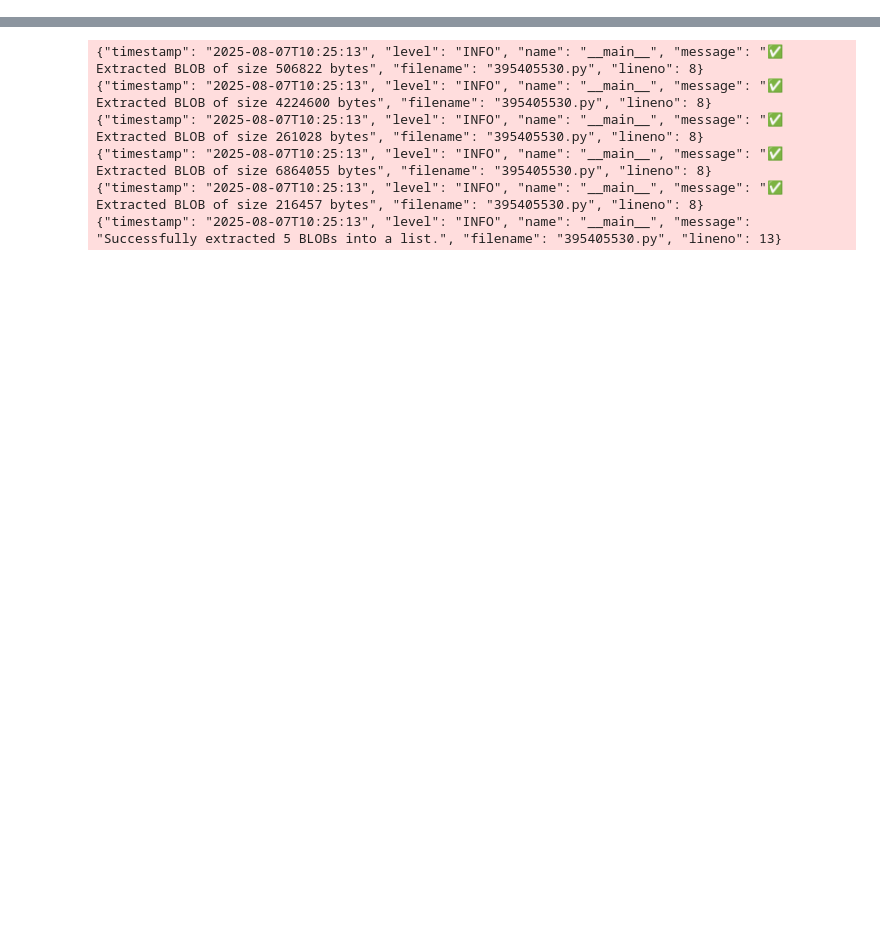
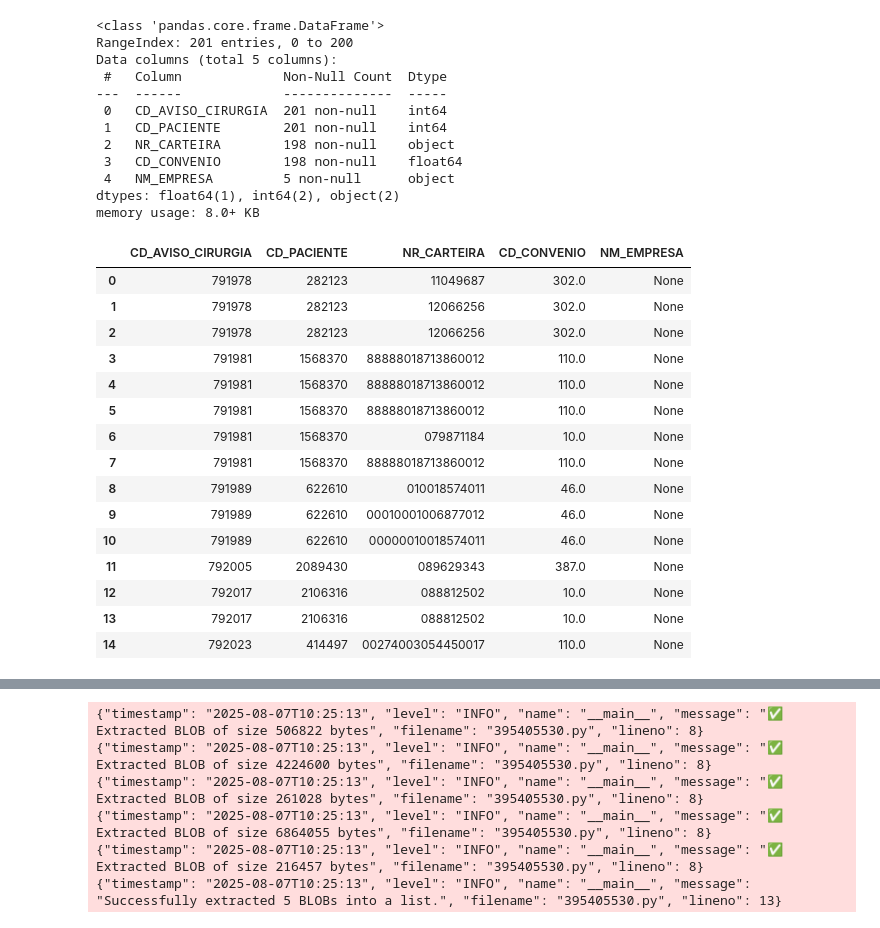
Before and after one commit to joao-thomaz-mle/carteirinha-api, a Jupyter notebook: POC/connect_db_extract.ipynb, the cells around one changed output, grey strips where cells are left out. Cells and saved outputs as stored; diff of their text form; code cells hidden in the pictures; blank space fills up the shorter version.

```diff
--- a/POC/connect_db_extract.ipynb
+++ b/POC/connect_db_extract.ipynb
@@ -299,0 +279,9 @@ class MariaDBService:
+# %%
+# load the numero de carteirinha query file
+query_file_path = "/home/joao/projects/company_projects/carteirinha-api/documents/querys/query_numero_carteirinha.txt"
+numero_carteirinha_query = load_query_from_file(query_file_path)
+if numero_carteirinha_query is None:
+    logger.error("❌ Failed to load the numero de carteirinha query.")
+else:
+    logger.info("✅ Numero de carteirinha query loaded successfully.")
+    logger.debug(f"Query content: {numero_carteirinha_query}")
@@ -299,0 +291,28 @@ class MariaDBService:
+# %%
+# query to get the numero de carteirinha using OracleService context manager
+
+numero_carteirinha = None
+try:
+    settings = Settings()
+    with OracleService(settings) as oracle_service:
+        numero_carteirinha = oracle_service.execute_query(numero_carteirinha_query)
+    if numero_carteirinha is None:
+        logger.error("❌ Failed to execute numero de carteirinha query.")
+    else:
+        logger.info("✅ Numero de carteirinha query executed successfully.")
+        logger.debug(f"Query results: {numero_carteirinha}")
+
+    # get the results into a nice pandas DataFrame
+    if numero_carteirinha:
+        df_numero_carteirinha = pd.DataFrame(numero_carteirinha)
+        logger.info("✅ Numero de carteirinha DataFrame created successfully.")
+        logger.debug(f"DataFrame content:\n{df_numero_carteirinha}")
+    else:
+        logger.error("❌ No results to create DataFrame from numero de carteirinha query.")
+
+except Exception as e:
+    logger.error(f"❌ An error occurred while executing the numero de carteirinha query: {e}")
+
+logger.info(df_numero_carteirinha.info())
+df_numero_carteirinha.head(15)
+# %% [output]
@@ -300,3 +328,31 @@ class MariaDBService:
+<class 'pandas.core.frame.DataFrame'>
+RangeIndex: 201 entries, 0 to 200
+Data columns (total 5 columns):
+ #   Column             Non-Null Count  Dtype
+---  ------             --------------  -----
+ 0   CD_AVISO_CIRURGIA  201 non-null    int64
+ 1   CD_PACIENTE        201 non-null    int64
+ 2   NR_CARTEIRA        198 non-null    object
+ 3   CD_CONVENIO        198 non-null    float64
+ 4   NM_EMPRESA         5 non-null      object
+dtypes: float64(1), int64(2), object(2)
+memory usage: 8.0+ KB
+|  | CD_AVISO_CIRURGIA | CD_PACIENTE | NR_CARTEIRA | CD_CONVENIO | NM_EMPRESA |
+| 0 | 791978 | 282123 | 11049687 | 302.0 | None |
+| 1 | 791978 | 282123 | 12066256 | 302.0 | None |
+| 2 | 791978 | 282123 | 12066256 | 302.0 | None |
+| 3 | 791981 | 1568370 | 88888018713860012 | 110.0 | None |
+| 4 | 791981 | 1568370 | 88888018713860012 | 110.0 | None |
+| 5 | 791981 | 1568370 | 88888018713860012 | 110.0 | None |
+| 6 | 791981 | 1568370 | 079871184 | 10.0 | None |
+| 7 | 791981 | 1568370 | 88888018713860012 | 110.0 | None |
+| 8 | 791989 | 622610 | 010018574011 | 46.0 | None |
+| 9 | 791989 | 622610 | 00010001006877012 | 46.0 | None |
+| 10 | 791989 | 622610 | 00000010018574011 | 46.0 | None |
+| 11 | 792005 | 2089430 | 089629343 | 387.0 | None |
+| 12 | 792017 | 2106316 | 088812502 | 10.0 | None |
+| 13 | 792017 | 2106316 | 088812502 | 10.0 | None |
+| 14 | 792023 | 414497 | 00274003054450017 | 110.0 | None |
 # %%
 # Load the carteirinha query from file
 query_file_path = "/home/joao/projects/company_projects/carteirinha-api/documents/querys/query_carteirinha.txt"
```
Also changed, not shown: parts of 25 cells of this notebook, 6 other files.
